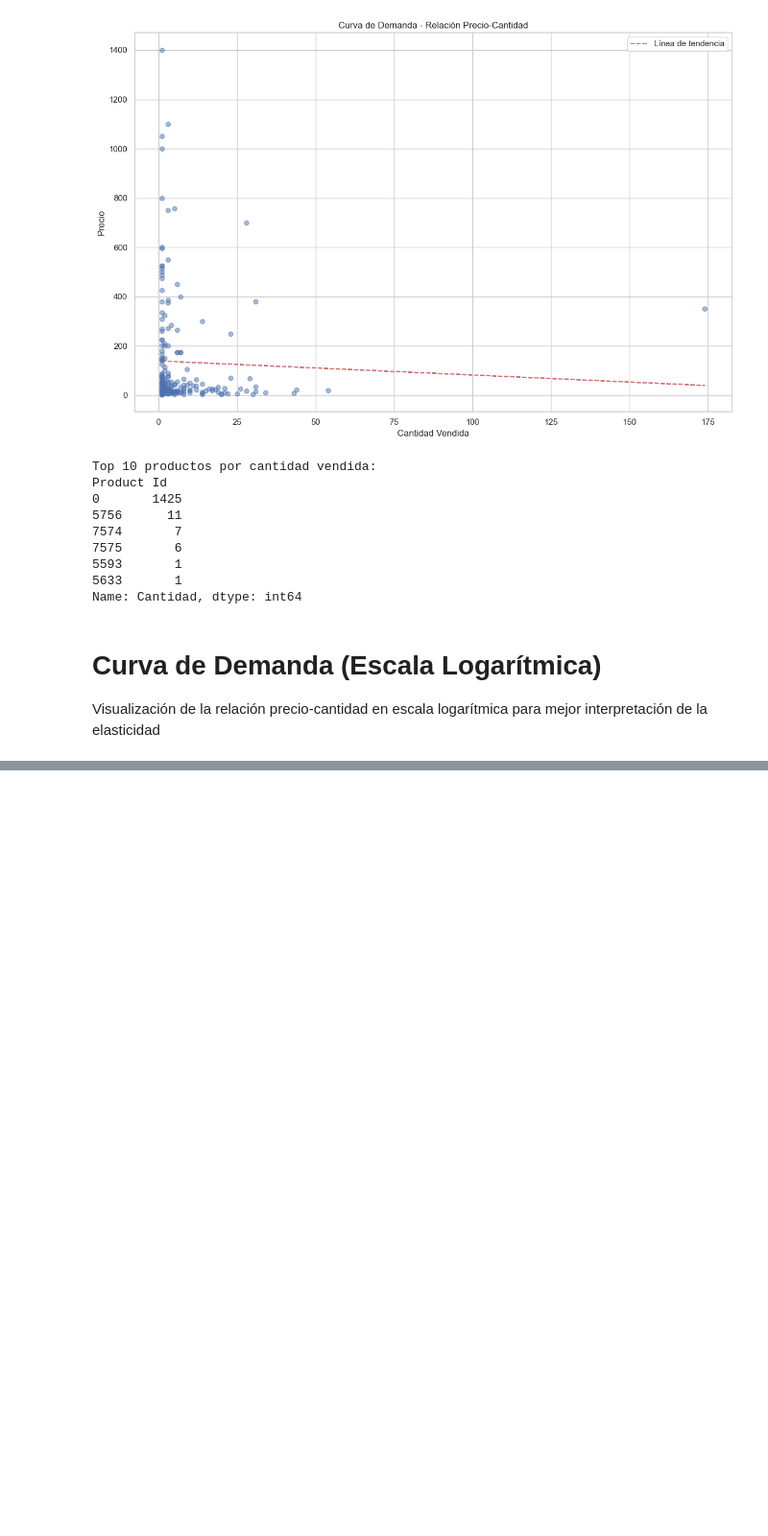
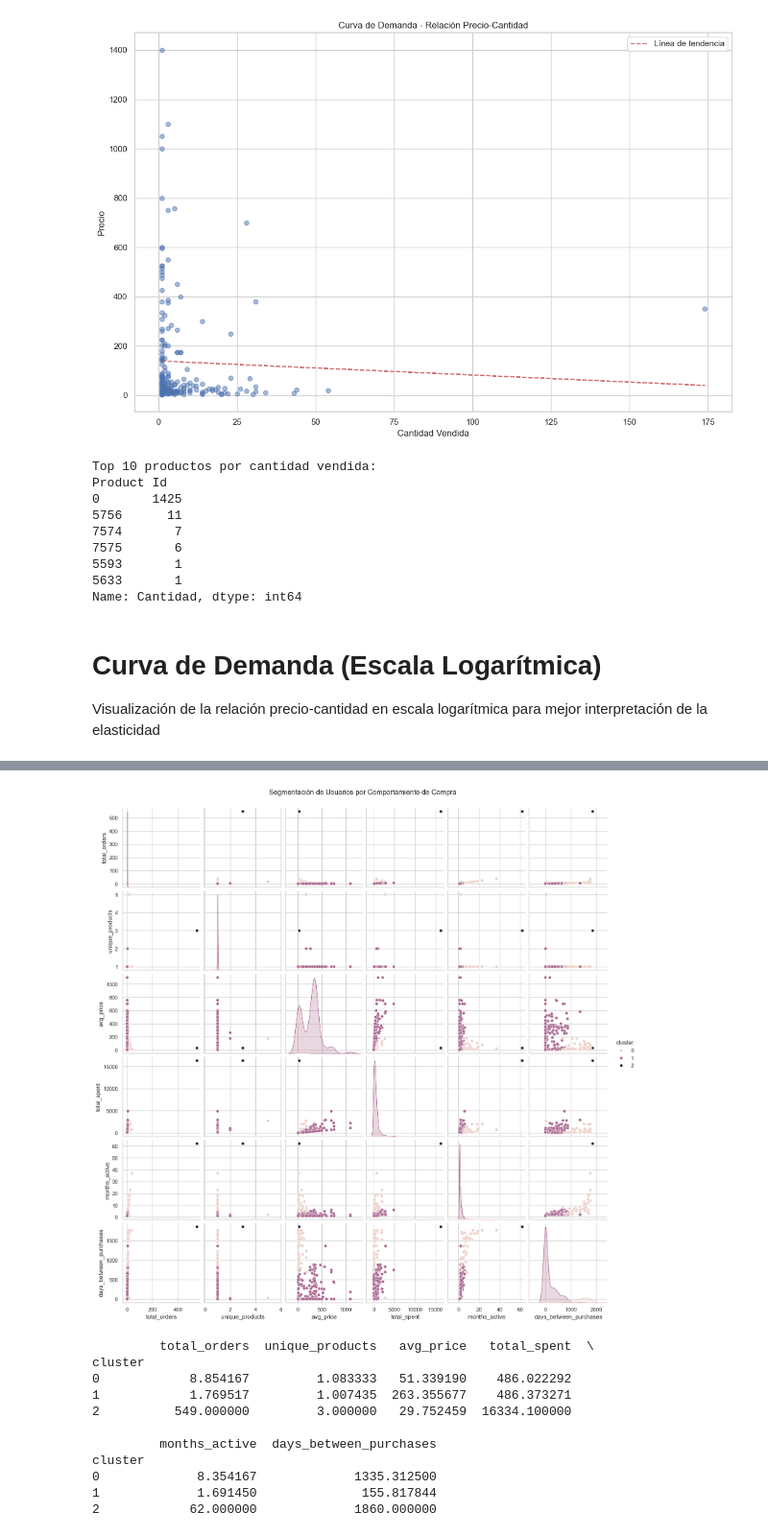
Before and after one commit to armand-analytics/Forecasting, a Jupyter notebook: notebooks/01_EDA.ipynb, the cells around one changed output, grey strips where cells are left out. Shown at 96% size. Drawn from its saved outputs; the diff is of its cells as text; code cells hidden in the pictures; blank space fills up the shorter version.

```diff
--- a/notebooks/01_EDA.ipynb
+++ b/notebooks/01_EDA.ipynb
@@ -305,0 +413,29 @@ Nota: Una elasticidad negativa indica que al aumentar el precio, disminuye la de
+# %%
+from sklearn.cluster import KMeans
+
+# Probar con 3 clústers (puedes ajustar)
+kmeans = KMeans(n_clusters=3, random_state=42)
+df_user['cluster'] = kmeans.fit_predict(X_scaled)
+# %%
+import seaborn as sns
+import matplotlib.pyplot as plt
+
+sns.pairplot(df_user, hue='cluster', vars=features)
+plt.suptitle("Segmentación de Usuarios por Comportamiento de Compra", y=1.02)
+plt.show()
+
+# Estadísticas por clúster
+print(df_user.groupby('cluster')[features].mean())
+# %% [output]
+[figure, added]
+         total_orders  unique_products   avg_price   total_spent  \
+cluster
+0            8.854167         1.083333   51.339190    486.022292
+1            1.769517         1.007435  263.355677    486.373271
+2          549.000000         3.000000   29.752459  16334.100000
+
+         months_active  days_between_purchases
+cluster
+0             8.354167             1335.312500
+1             1.691450              155.817844
+2            62.000000             1860.000000
```
Also changed, not shown: parts of 14 cells of this notebook, 1 other file.
